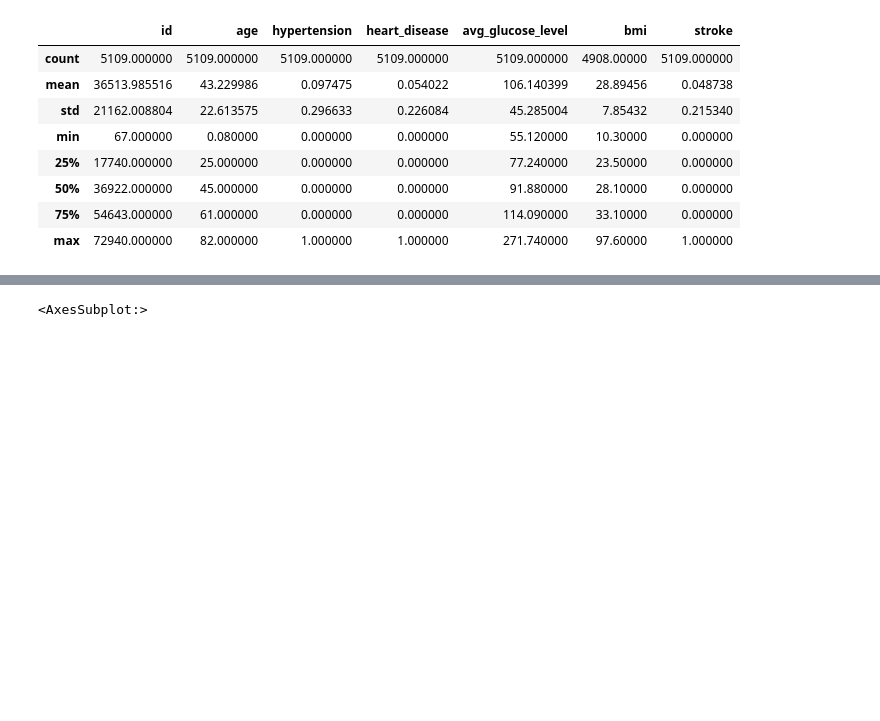
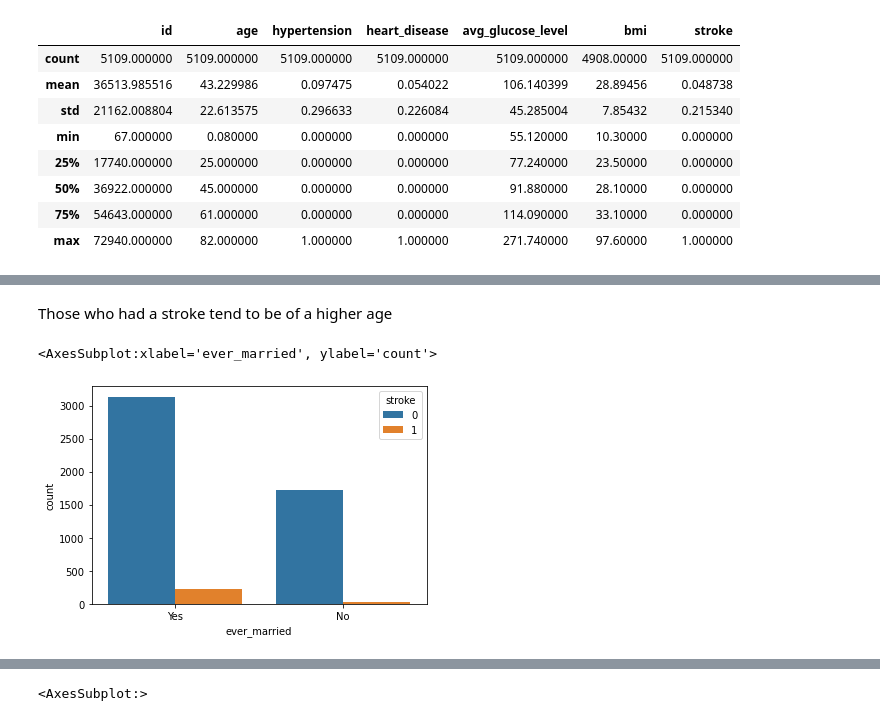
Before and after one commit to ChangeCourse1997/Stroke_prediction, a Jupyter notebook: Will_it_stroke.ipynb, the cells around one changed output, grey strips where cells are left out. Saved outputs shown, nothing was run; the diff lists cells and outputs as text; code cells hidden in the pictures; blank space fills up the shorter version.

```diff
--- a/Will_it_stroke.ipynb
+++ b/Will_it_stroke.ipynb
@@ -64,0 +79,7 @@ df.describe()
+# %% [markdown]
+Those who had a stroke tend to be of a higher age
+# %%
+sns.countplot( x =df['ever_married'],hue = df['stroke'])
+# %% [output]
+<AxesSubplot:xlabel='ever_married', ylabel='count'>
+[figure, added]
```
Also changed, not shown: parts of 43 cells of this notebook.
